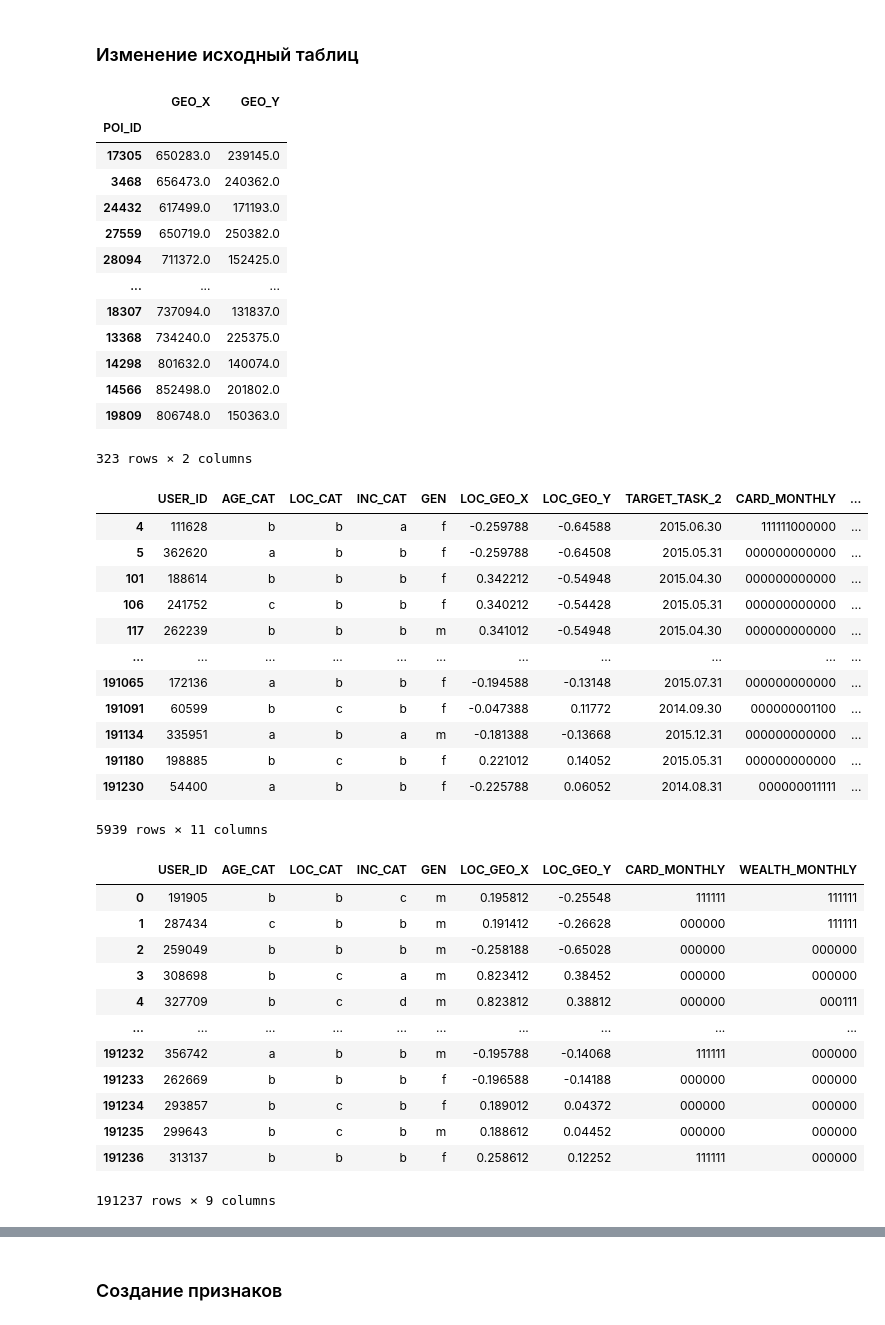
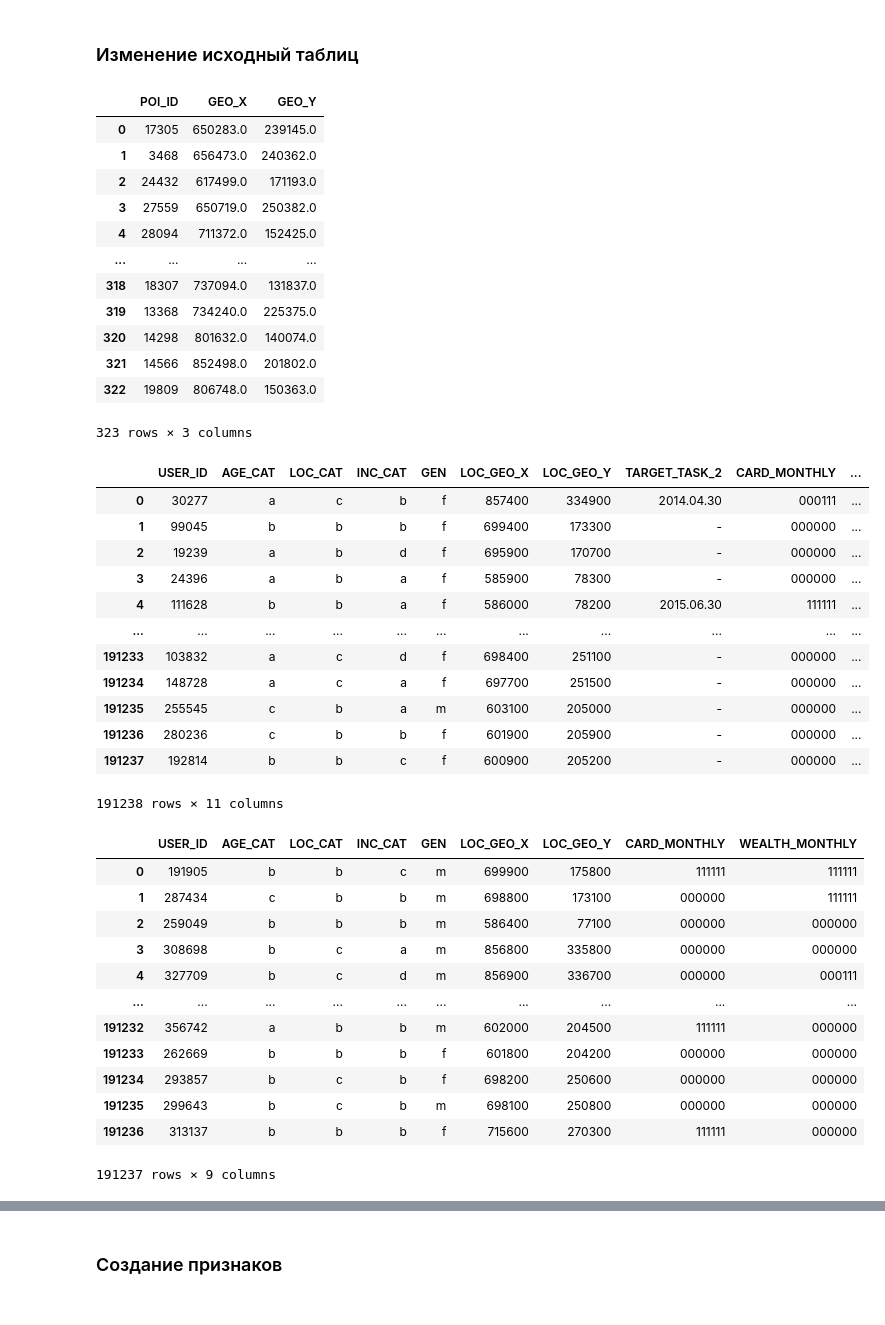
Before and after one commit to voidmax/HSE-project, a Jupyter notebook: reading_data.ipynb, the cells around one changed output, grey strips where cells are left out. Cells and saved outputs as stored; diff of their text form; code cells hidden in the pictures.

```diff
--- a/reading_data.ipynb
+++ b/reading_data.ipynb
@@ -243,24 +243,23 @@ All USER_ID in trans are correct.
 # %%
 bank = bank_info.copy()
 bank['POI_ID'] = bank['POI_ID'].astype(int)
-bank.set_index('POI_ID', inplace=True)
+# bank.set_index('POI_ID', inplace=True)
 
 display(bank)
 # %% [output]
-|  | GEO_X | GEO_Y |
-| POI_ID |  |  |
-| 17305 | 650283.0 | 239145.0 |
-| 3468 | 656473.0 | 240362.0 |
-| 24432 | 617499.0 | 171193.0 |
-| 27559 | 650719.0 | 250382.0 |
-| 28094 | 711372.0 | 152425.0 |
-| ... | ... | ... |
-| 18307 | 737094.0 | 131837.0 |
-| 13368 | 734240.0 | 225375.0 |
-| 14298 | 801632.0 | 140074.0 |
-| 14566 | 852498.0 | 201802.0 |
-| 19809 | 806748.0 | 150363.0 |
+|  | POI_ID | GEO_X | GEO_Y |
+| 0 | 17305 | 650283.0 | 239145.0 |
+| 1 | 3468 | 656473.0 | 240362.0 |
+| 2 | 24432 | 617499.0 | 171193.0 |
+| 3 | 27559 | 650719.0 | 250382.0 |
+| 4 | 28094 | 711372.0 | 152425.0 |
+| ... | ... | ... | ... |
+| 318 | 18307 | 737094.0 | 131837.0 |
+| 319 | 13368 | 734240.0 | 225375.0 |
+| 320 | 14298 | 801632.0 | 140074.0 |
+| 321 | 14566 | 852498.0 | 201802.0 |
+| 322 | 19809 | 806748.0 | 150363.0 |
-323 rows × 2 columns
+323 rows × 3 columns
 # %%
 import datetime
 
@@ -275,16 +274,16 @@ def init_users(_users):
     users = _users.copy()
     users['GEN'] = users['GEN'].apply(lambda g: 'm' if g == 1 else 'f')
 
-    fix_geo_coordinates(users, 'LOC_')
+#     fix_geo_coordinates(users, 'LOC_')
 
     for col in ('AGE_CAT', 'LOC_CAT', 'INC_CAT', 'GEN'):
         users[col] = users[col].astype('category')
 
     users['CARD_MONTHLY'] = ''
     users['WEALTH_MONTHLY'] = ''
-    for col in users.filter(regex=("C201*")):
+    for col in users.filter(regex=("C201.0[1-6]")):
         users['CARD_MONTHLY'] += users[col].astype(str)
-    for col in users.filter(regex=("W201*")):
+    for col in users.filter(regex=("W201.0[1-6]")):
         users['WEALTH_MONTHLY'] += users[col].astype(str)
     users.drop([
         col for col in users.columns
@@ -297,37 +296,37 @@ def init_users(_users):
     return users
 # %%
 users1 = init_users(users_2014)
-users1[users1['TARGET'] == 1]
+users1
 # %% [output]
 |  | USER_ID | AGE_CAT | LOC_CAT | INC_CAT | GEN | LOC_GEO_X | LOC_GEO_Y | TARGET_TASK_2 | CARD_MONTHLY | ... |
-| 4 | 111628 | b | b | a | f | -0.259788 | -0.64588 | 2015.06.30 | 111111000000 | ... |
-| 5 | 362620 | a | b | b | f | -0.259788 | -0.64508 | 2015.05.31 | 000000000000 | ... |
-| 101 | 188614 | b | b | b | f | 0.342212 | -0.54948 | 2015.04.30 | 000000000000 | ... |
-| 106 | 241752 | c | b | b | f | 0.340212 | -0.54428 | 2015.05.31 | 000000000000 | ... |
-| 117 | 262239 | b | b | b | m | 0.341012 | -0.54948 | 2015.04.30 | 000000000000 | ... |
+| 0 | 30277 | a | c | b | f | 857400 | 334900 | 2014.04.30 | 000111 | ... |
+| 1 | 99045 | b | b | b | f | 699400 | 173300 | - | 000000 | ... |
+| 2 | 19239 | a | b | d | f | 695900 | 170700 | - | 000000 | ... |
+| 3 | 24396 | a | b | a | f | 585900 | 78300 | - | 000000 | ... |
+| 4 | 111628 | b | b | a | f | 586000 | 78200 | 2015.06.30 | 111111 | ... |
 | ... | ... | ... | ... | ... | ... | ... | ... | ... | ... | ... |
-| 191065 | 172136 | a | b | b | f | -0.194588 | -0.13148 | 2015.07.31 | 000000000000 | ... |
-| 191091 | 60599 | b | c | b | f | -0.047388 | 0.11772 | 2014.09.30 | 000000001100 | ... |
-| 191134 | 335951 | a | b | a | m | -0.181388 | -0.13668 | 2015.12.31 | 000000000000 | ... |
-| 191180 | 198885 | b | c | b | f | 0.221012 | 0.14052 | 2015.05.31 | 000000000000 | ... |
-| 191230 | 54400 | a | b | b | f | -0.225788 | 0.06052 | 2014.08.31 | 000000011111 | ... |
+| 191233 | 103832 | a | c | d | f | 698400 | 251100 | - | 000000 | ... |
+| 191234 | 148728 | a | c | a | f | 697700 | 251500 | - | 000000 | ... |
+| 191235 | 255545 | c | b | a | m | 603100 | 205000 | - | 000000 | ... |
+| 191236 | 280236 | c | b | b | f | 601900 | 205900 | - | 000000 | ... |
+| 191237 | 192814 | b | b | c | f | 600900 | 205200 | - | 000000 | ... |
-5939 rows × 11 columns
+191238 rows × 11 columns
 # %%
 users2 = init_users(users_2015)
 users2
 # %% [output]
 |  | USER_ID | AGE_CAT | LOC_CAT | INC_CAT | GEN | LOC_GEO_X | LOC_GEO_Y | CARD_MONTHLY | WEALTH_MONTHLY |
-| 0 | 191905 | b | b | c | m | 0.195812 | -0.25548 | 111111 | 111111 |
-| 1 | 287434 | c | b | b | m | 0.191412 | -0.26628 | 000000 | 111111 |
-| 2 | 259049 | b | b | b | m | -0.258188 | -0.65028 | 000000 | 000000 |
-| 3 | 308698 | b | c | a | m | 0.823412 | 0.38452 | 000000 | 000000 |
-| 4 | 327709 | b | c | d | m | 0.823812 | 0.38812 | 000000 | 000111 |
+| 0 | 191905 | b | b | c | m | 699900 | 175800 | 111111 | 111111 |
+| 1 | 287434 | c | b | b | m | 698800 | 173100 | 000000 | 111111 |
+| 2 | 259049 | b | b | b | m | 586400 | 77100 | 000000 | 000000 |
+| 3 | 308698 | b | c | a | m | 856800 | 335800 | 000000 | 000000 |
+| 4 | 327709 | b | c | d | m | 856900 | 336700 | 000000 | 000111 |
 | ... | ... | ... | ... | ... | ... | ... | ... | ... | ... |
-| 191232 | 356742 | a | b | b | m | -0.195788 | -0.14068 | 111111 | 000000 |
-| 191233 | 262669 | b | b | b | f | -0.196588 | -0.14188 | 000000 | 000000 |
-| 191234 | 293857 | b | c | b | f | 0.189012 | 0.04372 | 000000 | 000000 |
-| 191235 | 299643 | b | c | b | m | 0.188612 | 0.04452 | 000000 | 000000 |
-| 191236 | 313137 | b | b | b | f | 0.258612 | 0.12252 | 111111 | 000000 |
+| 191232 | 356742 | a | b | b | m | 602000 | 204500 | 111111 | 000000 |
+| 191233 | 262669 | b | b | b | f | 601800 | 204200 | 000000 | 000000 |
+| 191234 | 293857 | b | c | b | f | 698200 | 250600 | 000000 | 000000 |
+| 191235 | 299643 | b | c | b | m | 698100 | 250800 | 000000 | 000000 |
+| 191236 | 313137 | b | b | b | f | 715600 | 270300 | 111111 | 000000 |
 191237 rows × 9 columns
 # %%
 def init_trans(_trans):
```
Also changed, not shown: parts of 6 cells of this notebook, 29 other files.
